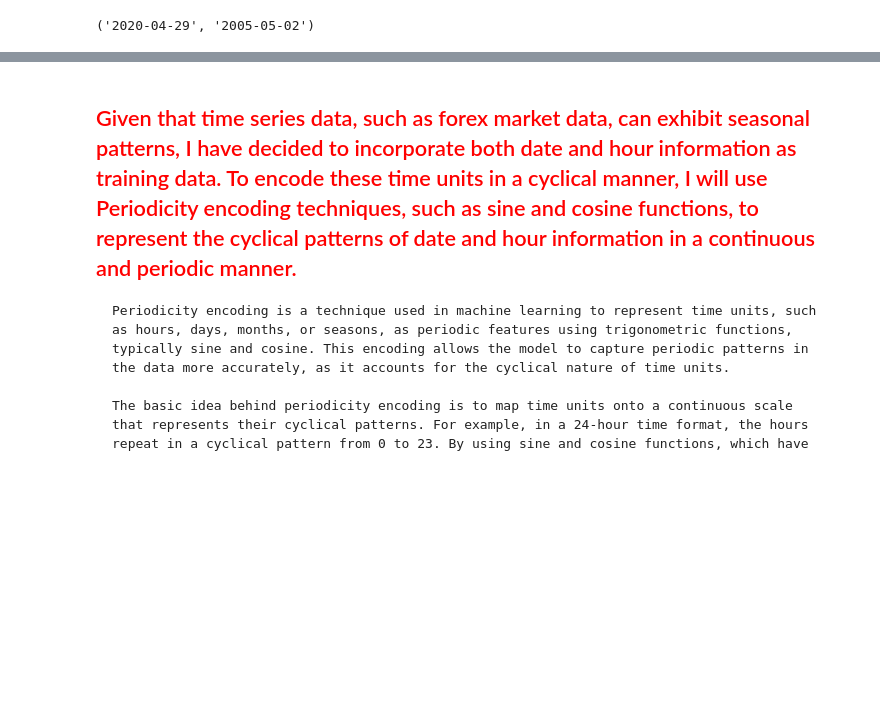
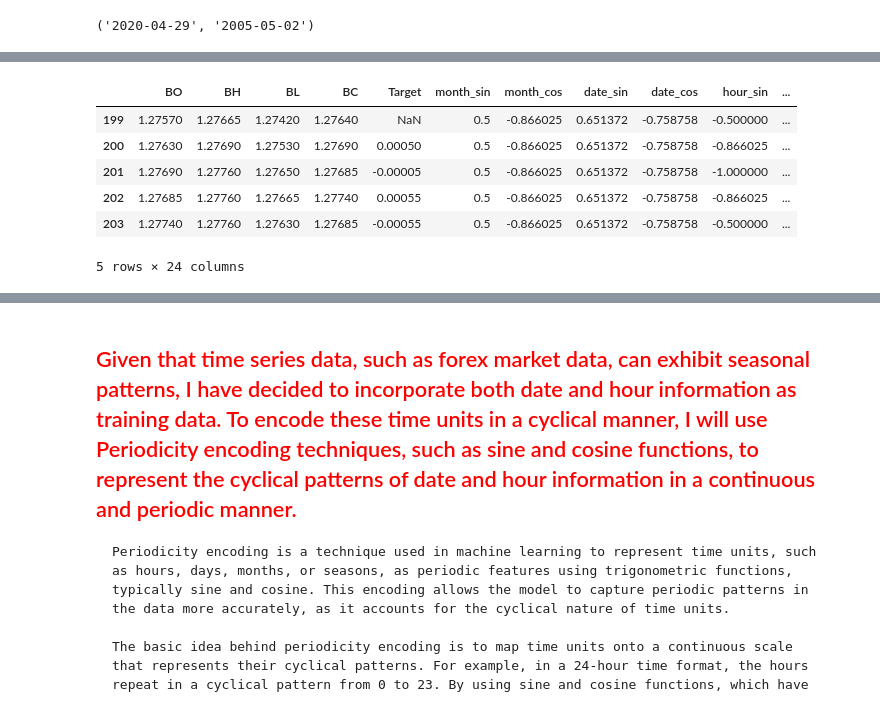
Before and after one commit to spoluan/Forex_market_prediction_EUR_USD, a Jupyter notebook: FOREX_EUR_USD_prediction.ipynb, the cells around one changed output, grey strips where cells are left out. Cells and saved outputs as stored; diff of their text form; code cells hidden in the pictures; blank space fills up the shorter version.

```diff
--- a/FOREX_EUR_USD_prediction.ipynb
+++ b/FOREX_EUR_USD_prediction.ipynb
@@ -82,0 +135,10 @@ datasets_hour.BO.plot()
+# %%
+datasets_hour.head()
+# %% [output]
+|  | BO | BH | BL | BC | Target | month_sin | month_cos | date_sin | date_cos | hour_sin | ... |
+| 199 | 1.27570 | 1.27665 | 1.27420 | 1.27640 | NaN | 0.5 | -0.866025 | 0.651372 | -0.758758 | -0.500000 | ... |
+| 200 | 1.27630 | 1.27690 | 1.27530 | 1.27690 | 0.00050 | 0.5 | -0.866025 | 0.651372 | -0.758758 | -0.866025 | ... |
+| 201 | 1.27690 | 1.27760 | 1.27650 | 1.27685 | -0.00005 | 0.5 | -0.866025 | 0.651372 | -0.758758 | -1.000000 | ... |
+| 202 | 1.27685 | 1.27760 | 1.27665 | 1.27740 | 0.00055 | 0.5 | -0.866025 | 0.651372 | -0.758758 | -0.866025 | ... |
+| 203 | 1.27740 | 1.27760 | 1.27630 | 1.27685 | -0.00055 | 0.5 | -0.866025 | 0.651372 | -0.758758 | -0.500000 | ... |
+5 rows × 24 columns
```
Also changed, not shown: parts of 65 cells of this notebook.
